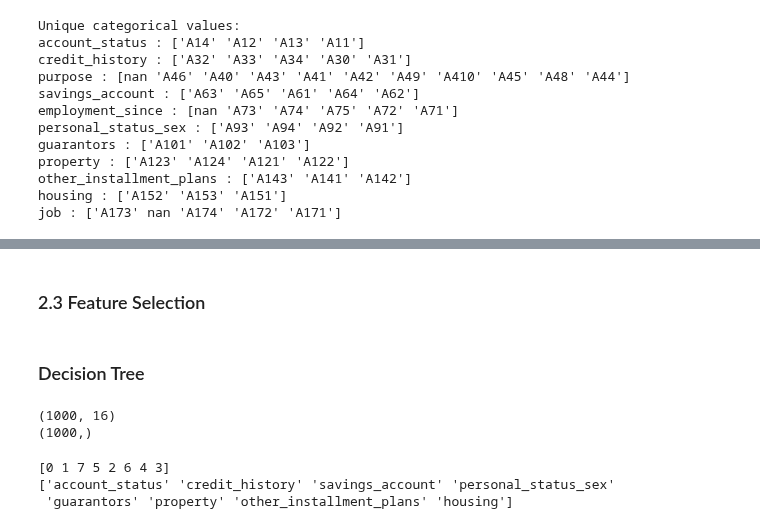
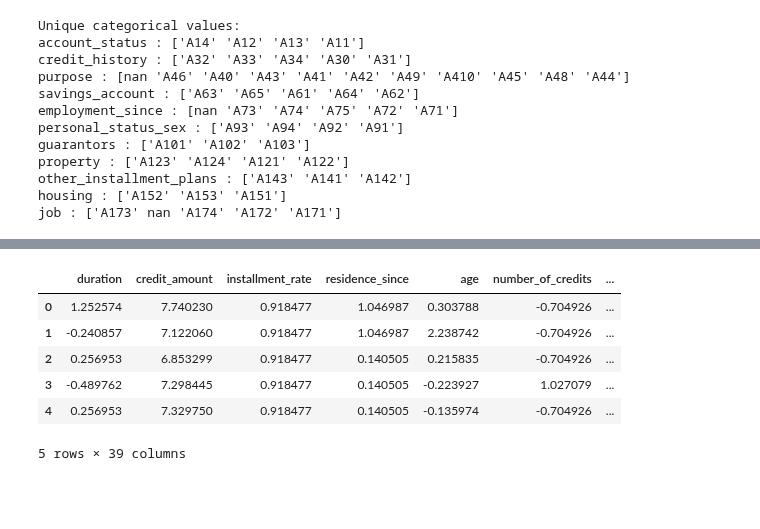
Before and after one commit to alyonavyshnevska/intelligent_data_analysis, a Jupyter notebook: Final_Project/FinalProject.ipynb, the cells around one changed output, grey strips where cells are left out. Cells and saved outputs as stored; diff of their text form; code cells hidden in the pictures; blank space fills up the shorter version.

```diff
--- a/Final_Project/FinalProject.ipynb
+++ b/Final_Project/FinalProject.ipynb
@@ -348,2 +322,13 @@ df_with_onehot.shape
+# %%
+# Ready for Random Forest
+df_with_onehot.head()
+# %% [output]
+|  | duration | credit_amount | installment_rate | residence_since | age | number_of_credits | ... |
+| 0 | 1.252574 | 7.740230 | 0.918477 | 1.046987 | 0.303788 | -0.704926 | ... |
+| 1 | -0.240857 | 7.122060 | 0.918477 | 1.046987 | 2.238742 | -0.704926 | ... |
+| 2 | 0.256953 | 6.853299 | 0.918477 | 0.140505 | 0.215835 | -0.704926 | ... |
+| 3 | -0.489762 | 7.298445 | 0.918477 | 0.140505 | -0.223927 | 1.027079 | ... |
+| 4 | 0.256953 | 7.329750 | 0.918477 | 0.140505 | -0.135974 | -0.704926 | ... |
+5 rows × 39 columns
 # %%
 # these columns will be target values, one by one.
@@ -351,28 +335,0 @@ df[missing_columns].head()
-# %% [markdown]
-### 2.3 Feature Selection
-# %% [markdown]
-### Decision Tree
-# %%
-df_drop_cols = df.drop(missing_columns, axis=1)
-#df_drop_cols.isna().sum()
-print(df_drop_cols.shape)
-print(label.shape)
-# %% [output]
-(1000, 16)
-(1000,)
-# %%
-#Encode categorical labels (excluded missisng columns)
-label_encoder = LabelEncoder()
-encoded_labels = label_encoder.fit_transform(df_drop_cols[to_onehot].columns)
-print(encoded_labels)
-print(label_encoder.inverse_transform(encoded_labels))
-
-#Decision Tree
-tree = DecisionTreeClassifier()
-fitted = tree.fit(df_drop_cols, label)
-fitted.predict(df_drop_cols)
-fitted.score(df_drop_cols, label)
-# %% [output]
-[0 1 7 5 2 6 4 3]
-['account_status' 'credit_history' 'savings_account' 'personal_status_sex'
- 'guarantors' 'property' 'other_installment_plans' 'housing']
```
Also changed, not shown: parts of 34 cells of this notebook.
